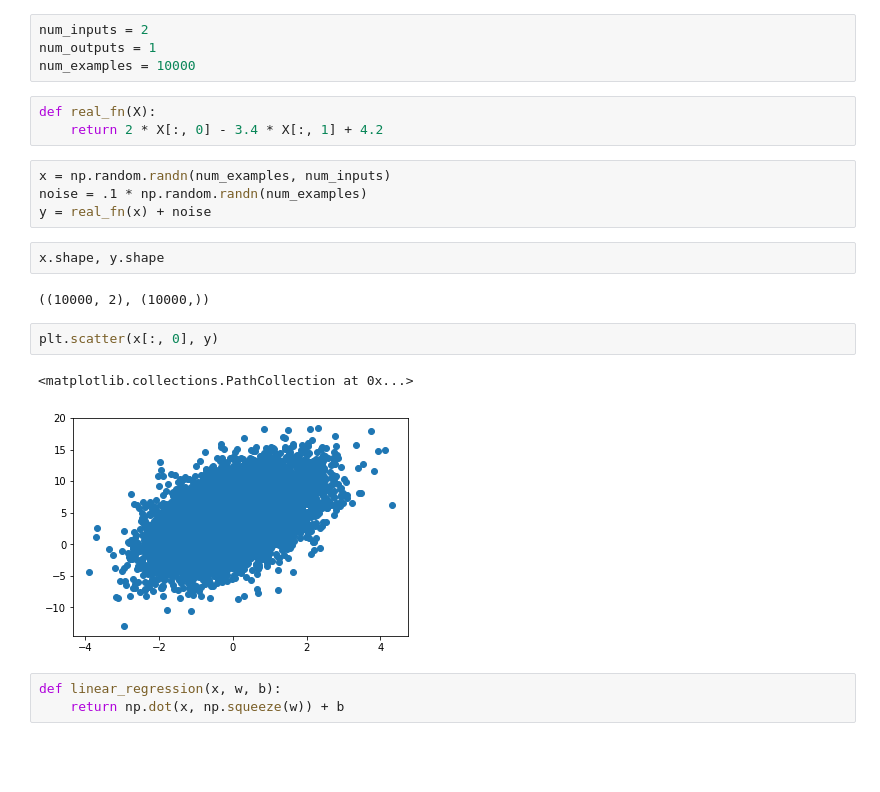
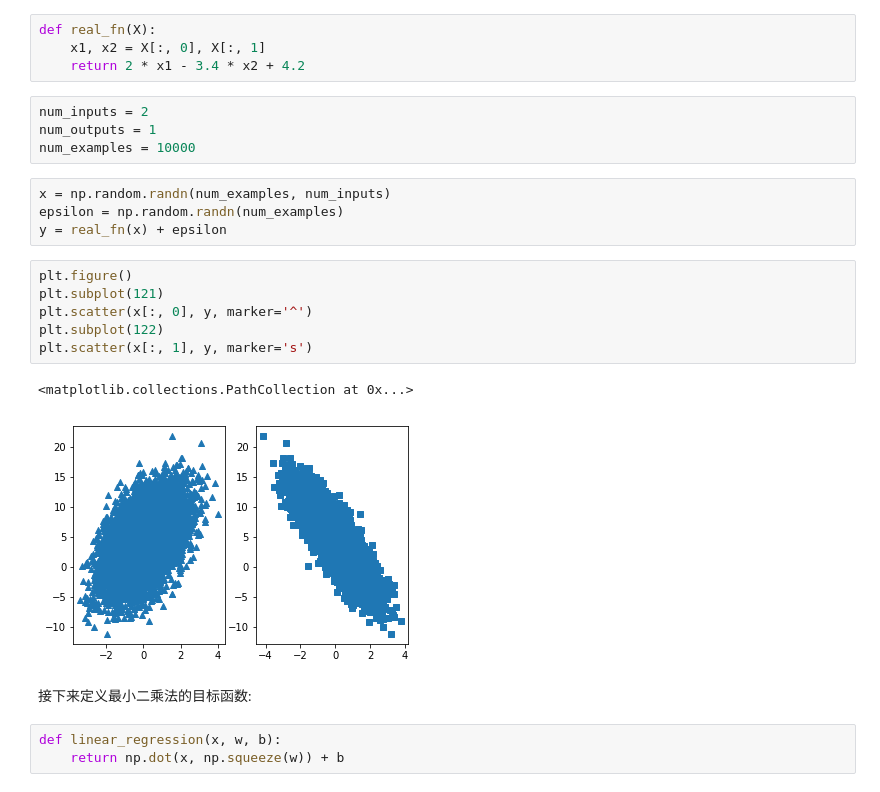
Before and after one commit to wlxiong/learn-ml-the-hard-way, a Jupyter notebook: 1-linear-regression.ipynb, the cells around one changed output. Saved outputs shown, nothing was run; the diff lists cells and outputs as text; blank space fills up the shorter version.

```diff
--- a/1-linear-regression.ipynb
+++ b/1-linear-regression.ipynb
@@ -193,23 +257,26 @@ $$\min_w \sum_{i=0}^D { \left( y - x_{i*} w \right)^2}$$
+# %%
+def real_fn(X):
+    x1, x2 = X[:, 0], X[:, 1]
+    return 2 * x1 - 3.4 * x2 + 4.2
 # %%
 num_inputs = 2
 num_outputs = 1
 num_examples = 10000
-# %%
-def real_fn(X):
-    return 2 * X[:, 0] - 3.4 * X[:, 1] + 4.2
 # %%
 x = np.random.randn(num_examples, num_inputs)
-noise = .1 * np.random.randn(num_examples)
-y = real_fn(x) + noise
+epsilon = np.random.randn(num_examples)
+y = real_fn(x) + epsilon
-# %%
-x.shape, y.shape
-# %% [output]
-((10000, 2), (10000,))
-# %%
-plt.scatter(x[:, 0], y)
-# %% [output]
-<matplotlib.collections.PathCollection at 0x...>
-[figure, removed]
+# %%
+plt.figure()
+plt.subplot(121)
+plt.scatter(x[:, 0], y, marker='^')
+plt.subplot(122)
+plt.scatter(x[:, 1], y, marker='s')
+# %% [output]
+<matplotlib.collections.PathCollection at 0x...>
+[figure, added]
+# %% [markdown]
+接下来定义最小二乘法的目标函数:
 # %%
 def linear_regression(x, w, b):
     return np.dot(x, np.squeeze(w)) + b
```
Also changed, not shown: parts of 18 cells of this notebook, 2 other files.
